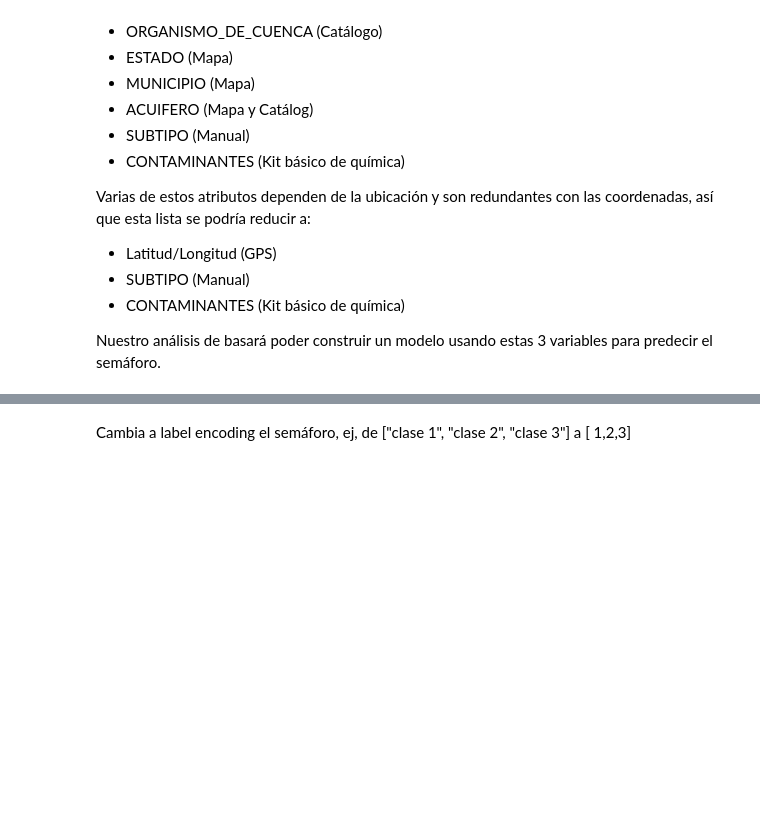
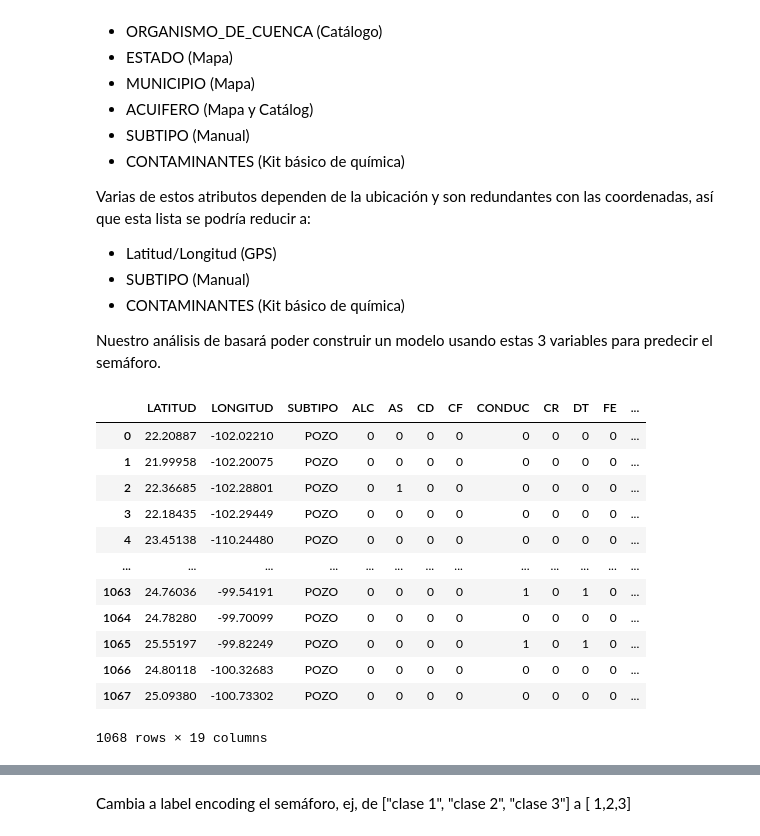
Before and after one commit to PosgradoMNA/actividades-del-projecto-96, a Jupyter notebook: Reto/Reto_calidad_agua_2Jose.ipynb, the cells around one changed output, grey strips where cells are left out. Saved outputs shown, nothing was run; the diff lists cells and outputs as text; code cells hidden in the pictures; blank space fills up the shorter version.

```diff
--- a/Reto/Reto_calidad_agua_2Jose.ipynb
+++ b/Reto/Reto_calidad_agua_2Jose.ipynb
@@ -68,13 +73,29 @@ from sklearn.model_selection import RepeatedKFold
 # %%
 # cargamos nuestro dataset y creamos uno nuevo con una matriz de contaminantes
 path_calidad_subterranea = '../Reto/datos/Escalas_subterranea_clean.csv'
 dfCalidadSubterraneaAllColumns = pd.read_csv(path_calidad_subterranea)
 dfInSitu = dfCalidadSubterraneaAllColumns[['LATITUD', 'LONGITUD', 'SUBTIPO', 'CONTAMINANTES']]
 dfInSitu = dfInSitu.replace(['NINGUNO'],[None])
 tmpDf = dfInSitu["CONTAMINANTES"].str.split(pat = ",", expand=True).apply(lambda x : x.value_counts(), axis = 1).fillna(0).astype(int)
 dfInSitu = pd.concat([dfInSitu,tmpDf], axis=1)
 dfInSitu = dfInSitu.drop(['CONTAMINANTES'],axis=1)
+dfInSitu = dfInSitu.drop([''],axis=1)
 semaforoDf = pd.DataFrame(dfCalidadSubterraneaAllColumns[['SEMAFORO']], columns=['SEMAFORO'])
+dfInSitu
+# %% [output]
+|  | LATITUD | LONGITUD | SUBTIPO | ALC | AS | CD | CF | CONDUC | CR | DT | FE | ... |
+| 0 | 22.20887 | -102.02210 | POZO | 0 | 0 | 0 | 0 | 0 | 0 | 0 | 0 | ... |
+| 1 | 21.99958 | -102.20075 | POZO | 0 | 0 | 0 | 0 | 0 | 0 | 0 | 0 | ... |
+| 2 | 22.36685 | -102.28801 | POZO | 0 | 1 | 0 | 0 | 0 | 0 | 0 | 0 | ... |
+| 3 | 22.18435 | -102.29449 | POZO | 0 | 0 | 0 | 0 | 0 | 0 | 0 | 0 | ... |
+| 4 | 23.45138 | -110.24480 | POZO | 0 | 0 | 0 | 0 | 0 | 0 | 0 | 0 | ... |
+| ... | ... | ... | ... | ... | ... | ... | ... | ... | ... | ... | ... | ... |
+| 1063 | 24.76036 | -99.54191 | POZO | 0 | 0 | 0 | 0 | 1 | 0 | 1 | 0 | ... |
+| 1064 | 24.78280 | -99.70099 | POZO | 0 | 0 | 0 | 0 | 0 | 0 | 0 | 0 | ... |
+| 1065 | 25.55197 | -99.82249 | POZO | 0 | 0 | 0 | 0 | 1 | 0 | 1 | 0 | ... |
+| 1066 | 24.80118 | -100.32683 | POZO | 0 | 0 | 0 | 0 | 0 | 0 | 0 | 0 | ... |
+| 1067 | 25.09380 | -100.73302 | POZO | 0 | 0 | 0 | 0 | 0 | 0 | 0 | 0 | ... |
+1068 rows × 19 columns
 # %%
 dfInSitu.head()
 # %% [output]
```
Also changed, not shown: parts of 14 cells of this notebook.
